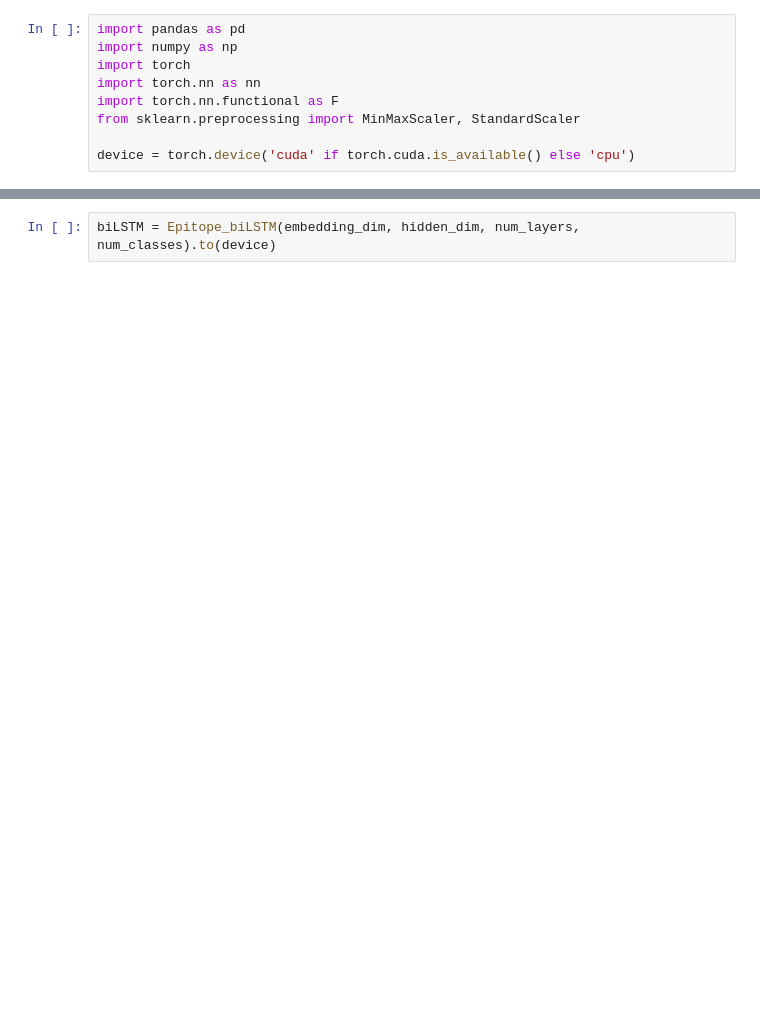
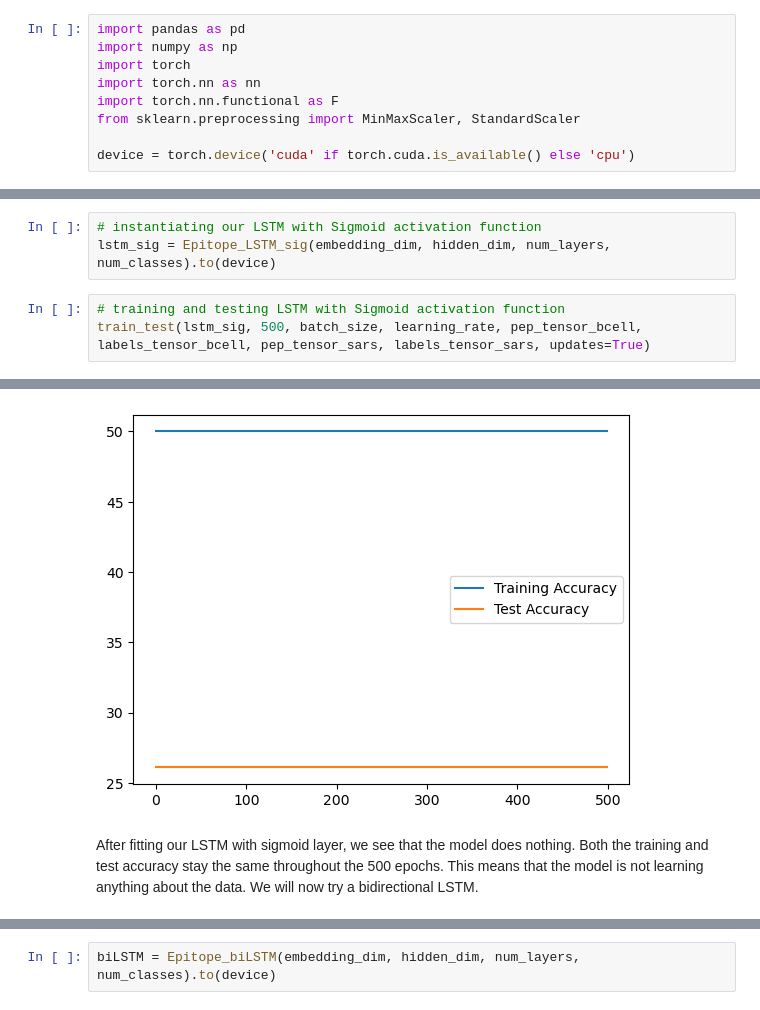
Before and after one commit to ralmzn/B-Cell-Epitope-Prediction, a Jupyter notebook: DeepLearning.ipynb, the cells around one changed output, grey strips where cells are left out. Drawn from its saved outputs; the diff is of its cells as text; blank space fills up the shorter version.

```diff
--- a/DeepLearning.ipynb
+++ b/DeepLearning.ipynb
@@ -435,0 +315,7 @@ class Epitope_biLSTM(nn.Module):
+# %%
+# instantiating our LSTM with Sigmoid activation function
+lstm_sig = Epitope_LSTM_sig(embedding_dim, hidden_dim, num_layers, num_classes).to(device)
+# %%
+# training and testing LSTM with Sigmoid activation function
+train_test(lstm_sig, 500, batch_size, learning_rate, pep_tensor_bcell, labels_tensor_bcell, pep_tensor_sars, labels_tensor_sars, updates=True)
+# %% [output]
@@ -435,0 +339,3 @@ class Epitope_biLSTM(nn.Module):
+[figure, added]
+# %% [markdown]
+After fitting our LSTM with sigmoid layer, we see that the model does nothing. Both the training and test accuracy stay the same throughout the 500 epochs. This means that the model is not learning anything about the data. We will now try a bidirectional LSTM.
```
Also changed, not shown: parts of 76 cells of this notebook, 2 other files.
